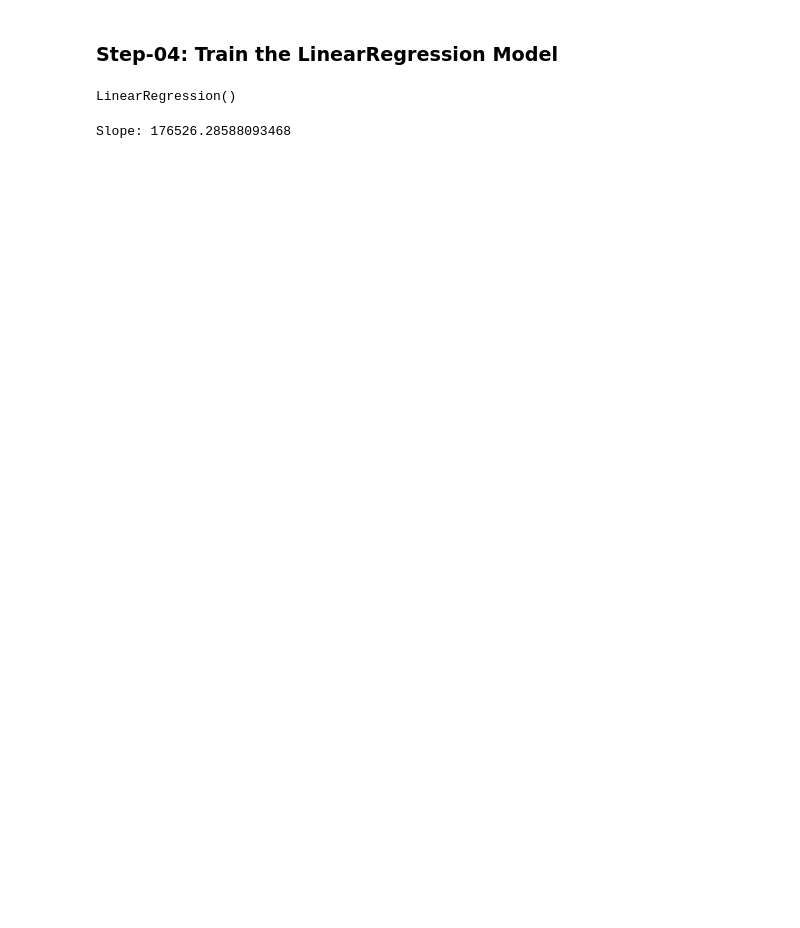
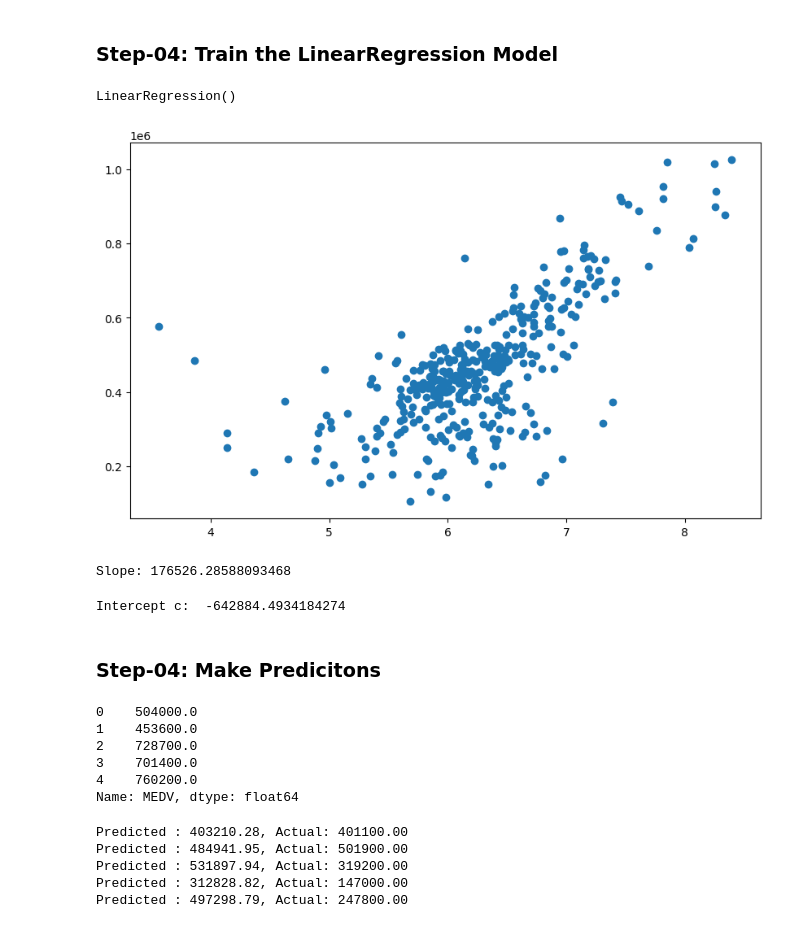
Before and after one commit to subenakhatun/Professional-Certificate-in-Python-for-Machine-Learning-and-Data-Science, a Jupyter notebook: MachineLearning/linearregression.ipynb, the cells around one changed output. Saved outputs shown, nothing was run; the diff lists cells and outputs as text; code cells hidden in the pictures; blank space fills up the shorter version.

```diff
--- a/MachineLearning/linearregression.ipynb
+++ b/MachineLearning/linearregression.ipynb
@@ -49,4 +64,11 @@ model = LinearRegression()
 model.fit(x_train,y_train)
 # %% [output]
 LinearRegression()
+# %%
+# see best fit line between them
+plt.figure(figsize=(10,6))
+plt.scatter(x_train,y_train)
+plt.show()
+# %% [output]
+[figure, added]
 # %%
@@ -53,3 +76,29 @@ LinearRegression()
 print('Slope:',model.coef_[0])
 # %% [output]
 Slope: 176526.28588093468
+# %%
+# fine intercept
+print('Intercept c: ', model.intercept_)
+# %% [output]
+Intercept c:  -642884.4934184274
+# %% [markdown]
+### Step-04: Make Predicitons
+# %%
+y_pred = model.predict(x_test)
+y.head()
+# %% [output]
+0    504000.0
+1    453600.0
+2    728700.0
+3    701400.0
+4    760200.0
+Name: MEDV, dtype: float64
+# %%
+for i in range(5):
+    print(f'Predicted : {y_pred[i]:.2f}, Actual: {y_test.iloc[i]:.2f}')
+# %% [output]
+Predicted : 403210.28, Actual: 401100.00
+Predicted : 484941.95, Actual: 501900.00
+Predicted : 531897.94, Actual: 319200.00
+Predicted : 312828.82, Actual: 147000.00
+Predicted : 497298.79, Actual: 247800.00
```
Also changed, not shown: parts of 3 cells of this notebook.
